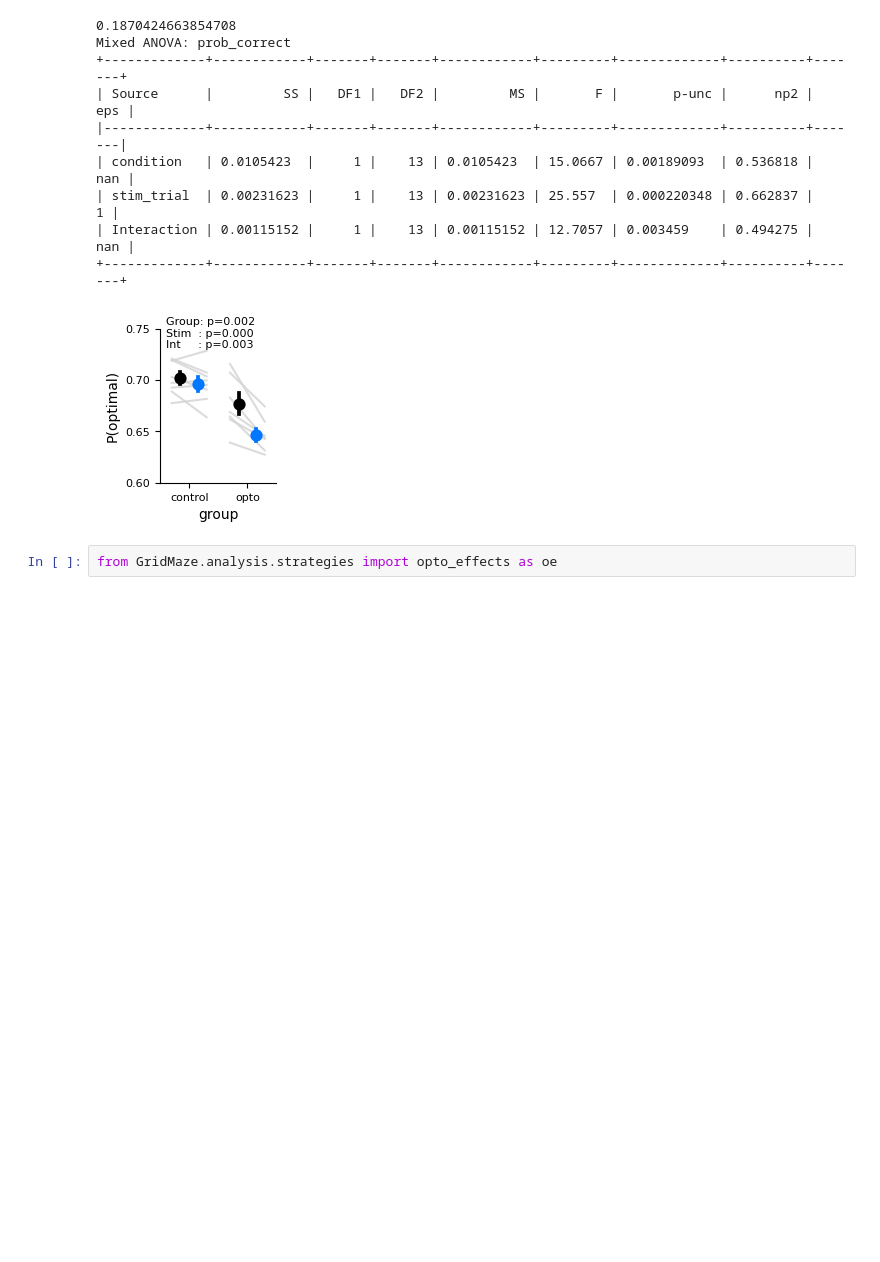
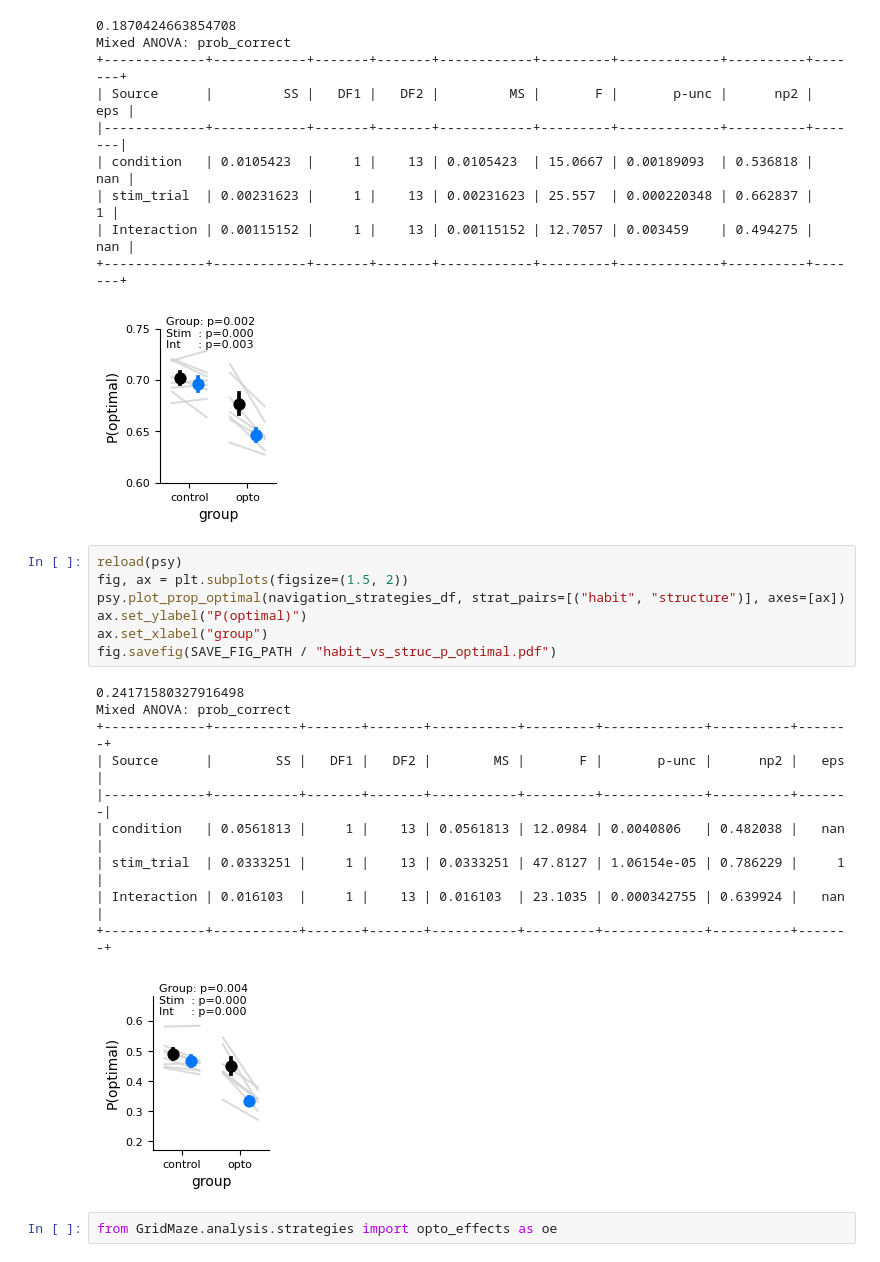
Before and after one commit to peterdoohan/goalNav_mFC-opto3, a Jupyter notebook: code/Notebooks/main_figure.ipynb, the cells around one changed output. Drawn from its saved outputs; the diff is of its cells as text; blank space fills up the shorter version.

```diff
--- a/code/Notebooks/main_figure.ipynb
+++ b/code/Notebooks/main_figure.ipynb
@@ -238,6 +256,24 @@ Mixed ANOVA: prob_correct
 | Interaction | 0.00115152 |     1 |    13 | 0.00115152 | 12.7057 | 0.003459    | 0.494275 |   nan |
 +-------------+------------+-------+-------+------------+---------+-------------+----------+-------+
 [figure]
+# %%
+reload(psy)
+fig, ax = plt.subplots(figsize=(1.5, 2))
+psy.plot_prop_optimal(navigation_strategies_df, strat_pairs=[("habit", "structure")], axes=[ax])
+ax.set_ylabel("P(optimal)")
+ax.set_xlabel("group")
+fig.savefig(SAVE_FIG_PATH / "habit_vs_struc_p_optimal.pdf")
+# %% [output]
+0.24171580327916498
+Mixed ANOVA: prob_correct
++-------------+-----------+-------+-------+-----------+---------+-------------+----------+-------+
+| Source      |        SS |   DF1 |   DF2 |        MS |       F |       p-unc |      np2 |   eps |
+|-------------+-----------+-------+-------+-----------+---------+-------------+----------+-------|
+| condition   | 0.0561813 |     1 |    13 | 0.0561813 | 12.0984 | 0.0040806   | 0.482038 |   nan |
+| stim_trial  | 0.0333251 |     1 |    13 | 0.0333251 | 47.8127 | 1.06154e-05 | 0.786229 |     1 |
+| Interaction | 0.016103  |     1 |    13 | 0.016103  | 23.1035 | 0.000342755 | 0.639924 |   nan |
++-------------+-----------+-------+-------+-----------+---------+-------------+----------+-------+
+[figure, added]
 # %%
 from GridMaze.analysis.strategies import opto_effects as oe
 # %%
```
Also changed, not shown: parts of 3 cells of this notebook, 2 other files.
